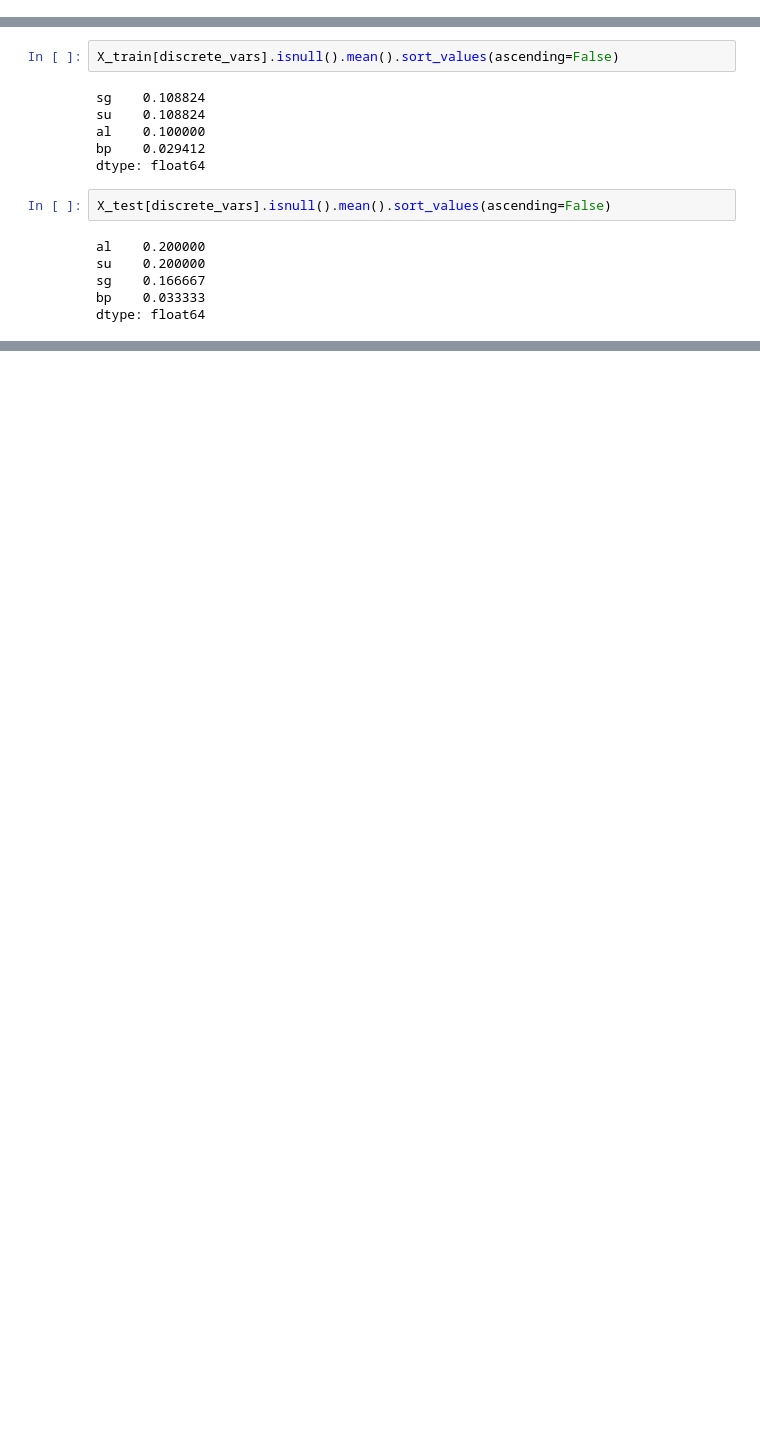
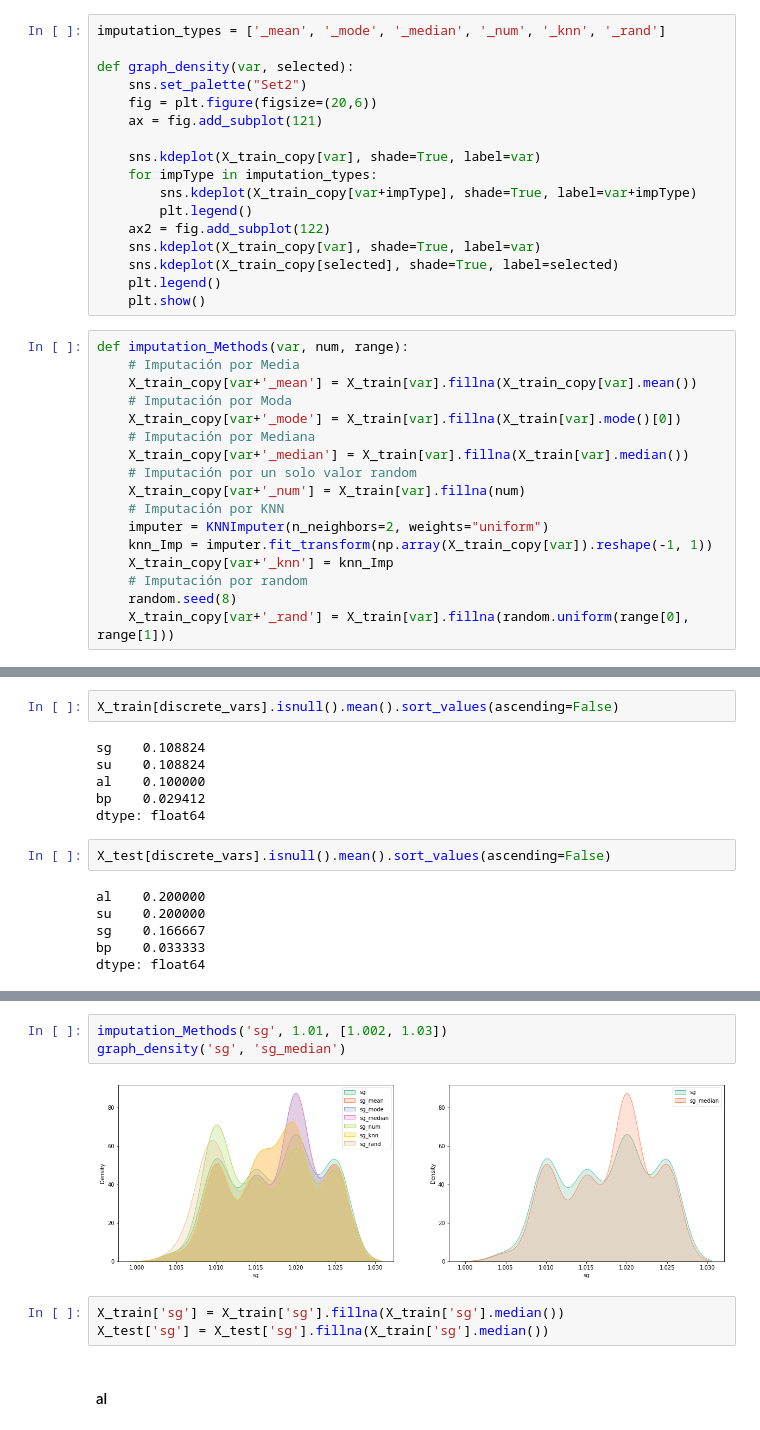
Before and after one commit to andrear17/Proyecto_Final_PD, a Jupyter notebook: Feature_Engineering.ipynb, the cells around one changed output, grey strips where cells are left out. Drawn from its saved outputs; the diff is of its cells as text; blank space fills up the shorter version.

```diff
--- a/Feature_Engineering.ipynb
+++ b/Feature_Engineering.ipynb
@@ -48,0 +50,34 @@ cont_vars = [var for var in num_vars if var not in discrete_vars]
+# %%
+imputation_types = ['_mean', '_mode', '_median', '_num', '_knn', '_rand']
+
+def graph_density(var, selected):
+    sns.set_palette("Set2")
+    fig = plt.figure(figsize=(20,6))
+    ax = fig.add_subplot(121)
+
+    sns.kdeplot(X_train_copy[var], shade=True, label=var)
+    for impType in imputation_types:
+        sns.kdeplot(X_train_copy[var+impType], shade=True, label=var+impType)
+        plt.legend()
+    ax2 = fig.add_subplot(122)
+    sns.kdeplot(X_train_copy[var], shade=True, label=var)
+    sns.kdeplot(X_train_copy[selected], shade=True, label=selected)
+    plt.legend()
+    plt.show()
+# %%
+def imputation_Methods(var, num, range):
+    # Imputación por Media
+    X_train_copy[var+'_mean'] = X_train[var].fillna(X_train_copy[var].mean())
+    # Imputación por Moda
+    X_train_copy[var+'_mode'] = X_train[var].fillna(X_train[var].mode()[0])
+    # Imputación por Mediana
+    X_train_copy[var+'_median'] = X_train[var].fillna(X_train[var].median())
+    # Imputación por un solo valor random
+    X_train_copy[var+'_num'] = X_train[var].fillna(num)
+    # Imputación por KNN
+    imputer = KNNImputer(n_neighbors=2, weights="uniform")
+    knn_Imp = imputer.fit_transform(np.array(X_train_copy[var]).reshape(-1, 1))
+    X_train_copy[var+'_knn'] = knn_Imp
+    # Imputación por random
+    random.seed(8)
+    X_train_copy[var+'_rand'] = X_train[var].fillna(random.uniform(range[0], range[1]))
@@ -64,0 +150,10 @@ dtype: float64
+# %%
+imputation_Methods('sg', 1.01, [1.002, 1.03])
+graph_density('sg', 'sg_median')
+# %% [output]
+[figure, added]
+# %%
+X_train['sg'] = X_train['sg'].fillna(X_train['sg'].median())
+X_test['sg'] = X_test['sg'].fillna(X_train['sg'].median())
+# %% [markdown]
+#### al
```
Also changed, not shown: parts of 101 cells of this notebook, 1 other file.
